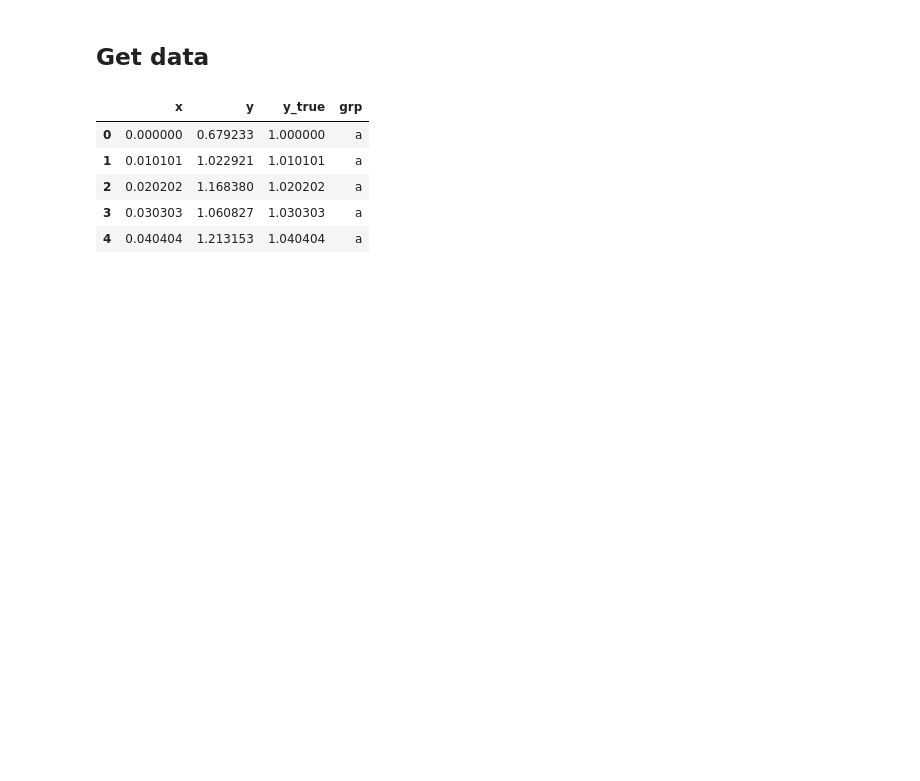
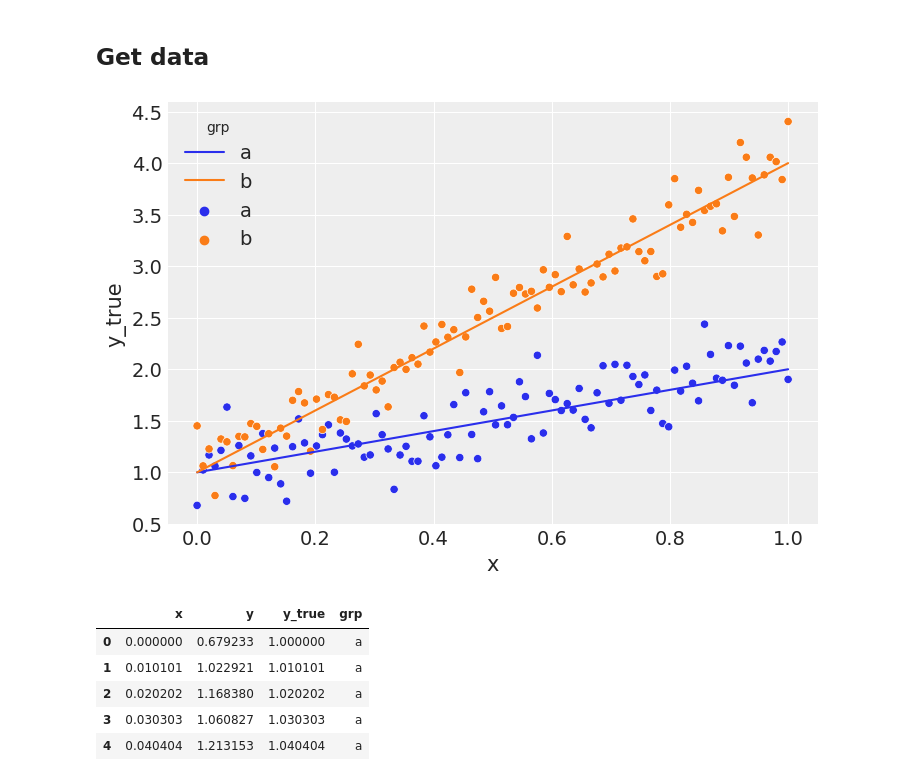
Before and after one commit to gavinln/scikit-vm, a Jupyter notebook: notebooks/bayes/05-gbm-hierarchy.ipynb, the cells around one changed output. Cells and saved outputs as stored; diff of their text form; code cells hidden in the pictures; blank space fills up the shorter version.

```diff
--- a/notebooks/bayes/05-gbm-hierarchy.ipynb
+++ b/notebooks/bayes/05-gbm-hierarchy.ipynb
@@ -199,7 +199,9 @@ rng = np.random.default_rng(RANDOM_SEED)
 # %%
 long_data = generate_long_data(100)
 # %%
-# plot_long_data(long_data)
+plot_long_data(long_data)
+# %% [output]
+[figure, added]
 # %%
 long_data.head()
 # %% [output]
```
Also changed, not shown: parts of 6 cells of this notebook, 2 other files.
